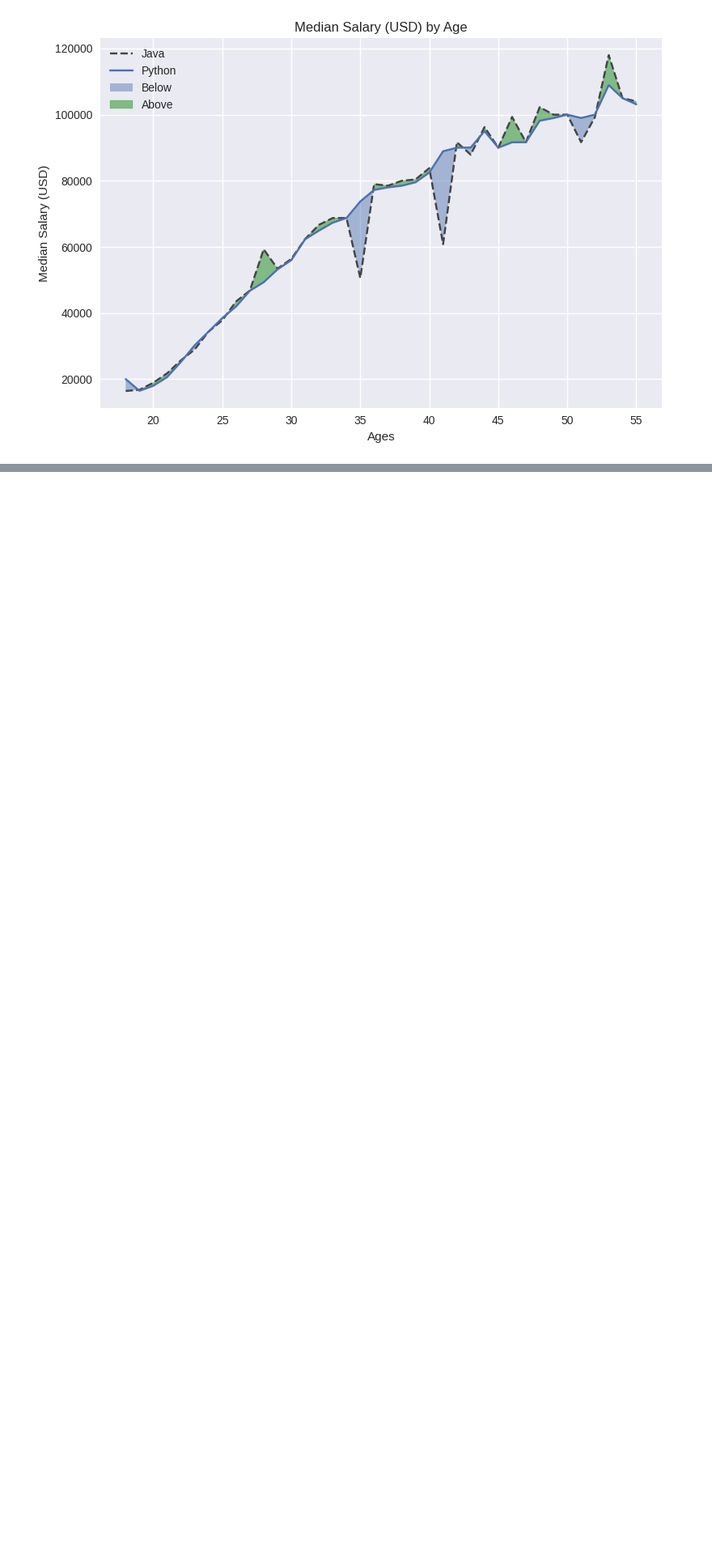
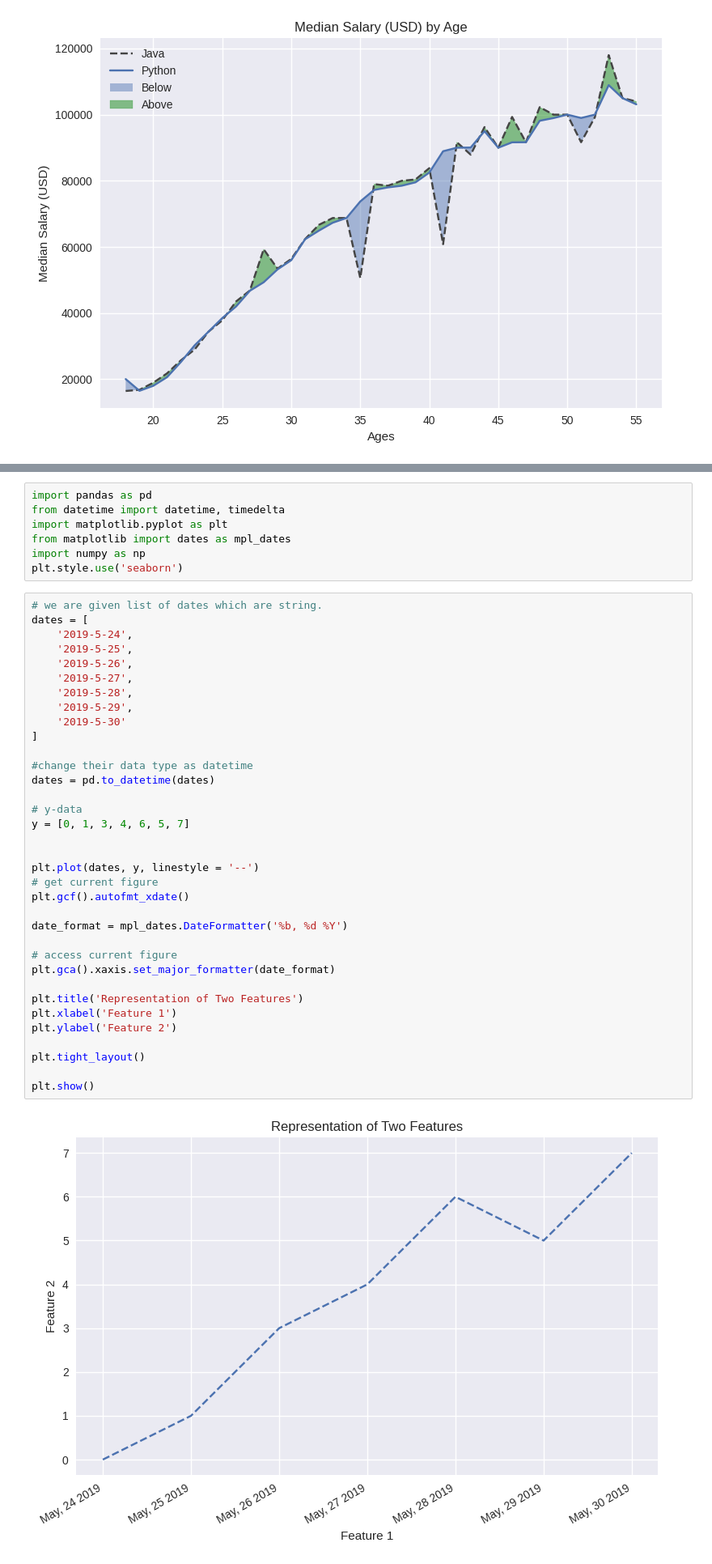
Before and after one commit to mekazanc/Data-Visualization, a Jupyter notebook: visualTimeSeries.ipynb, the cells around one changed output, grey strips where cells are left out. Shown at 81% size. Cells and saved outputs as stored; diff of their text form; blank space fills up the shorter version.

```diff
--- a/visualTimeSeries.ipynb
+++ b/visualTimeSeries.ipynb
@@ -141,0 +144,44 @@ plt.show()
+# %%
+import pandas as pd
+from datetime import datetime, timedelta
+import matplotlib.pyplot as plt
+from matplotlib import dates as mpl_dates
+import numpy as np
+plt.style.use('seaborn')
+# %%
+# we are given list of dates which are string.
+dates = [
+    '2019-5-24',
+    '2019-5-25',
+    '2019-5-26',
+    '2019-5-27',
+    '2019-5-28',
+    '2019-5-29',
+    '2019-5-30'
+]
+
+#change their data type as datetime
+dates = pd.to_datetime(dates)
+
+# y-data
+y = [0, 1, 3, 4, 6, 5, 7]
+
+
+plt.plot(dates, y, linestyle = '--')
+# get current figure
+plt.gcf().autofmt_xdate()
+
+date_format = mpl_dates.DateFormatter('%b, %d %Y')
+
+# access current figure
+plt.gca().xaxis.set_major_formatter(date_format)
+
+plt.title('Representation of Two Features')
+plt.xlabel('Feature 1')
+plt.ylabel('Feature 2')
+
+plt.tight_layout()
+
+plt.show()
+# %% [output]
+[figure, added]
```
Also changed, not shown: parts of 1 cell of this notebook.
